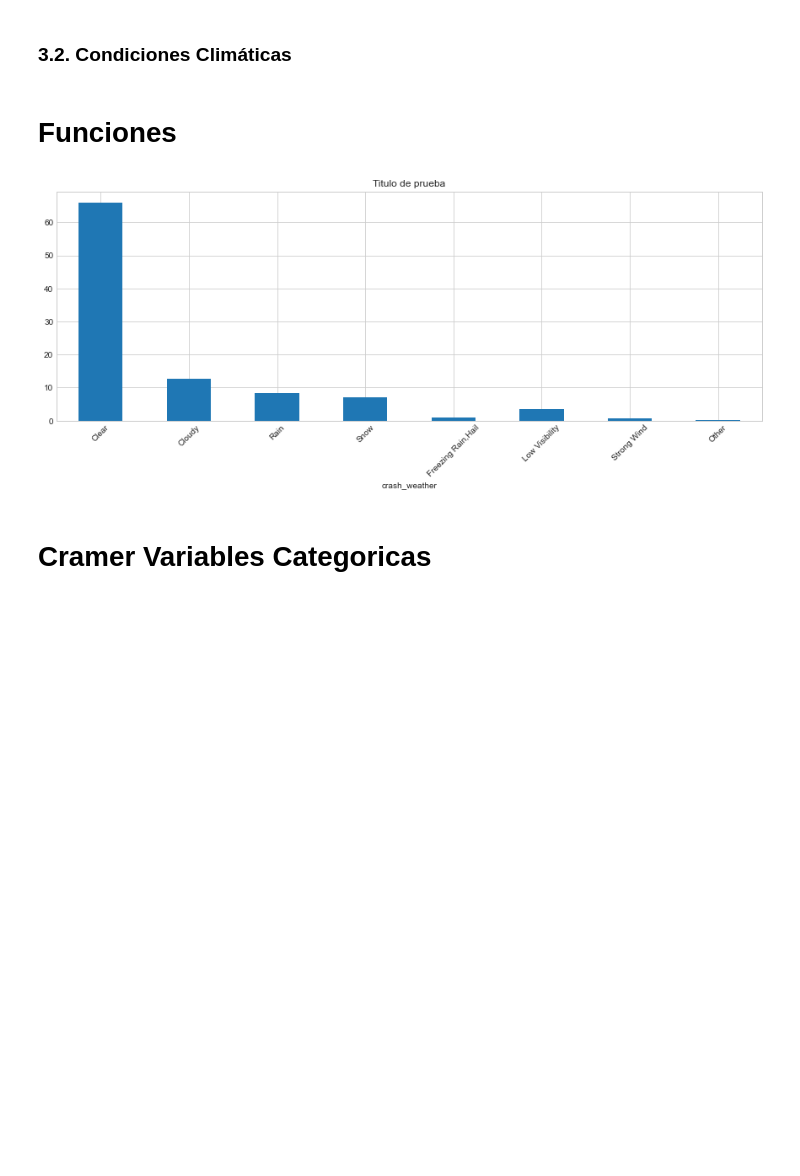
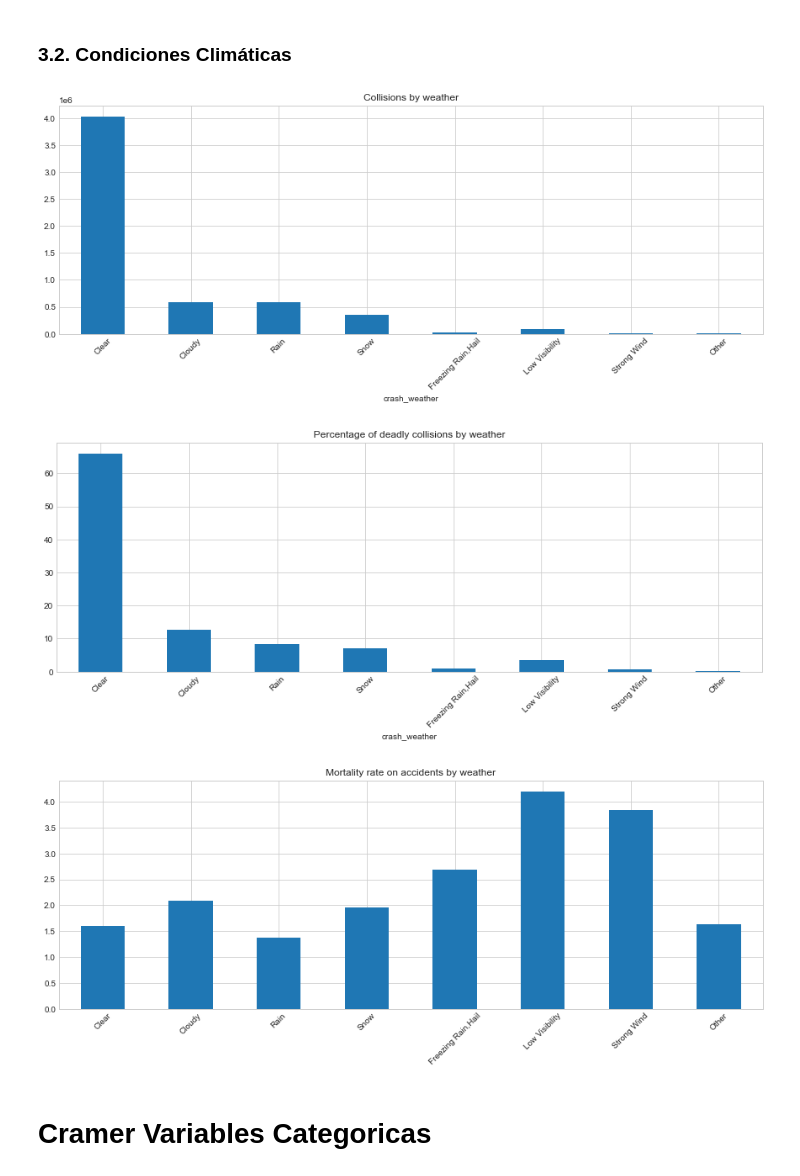
Before and after one commit to AMM53/Accidents-Prediction, a Jupyter notebook: notebooks/DescriptiveAnalysis.ipynb, the cells around one changed output. Drawn from its saved outputs; the diff is of its cells as text; code cells hidden in the pictures; blank space fills up the shorter version.

```diff
--- a/notebooks/DescriptiveAnalysis.ipynb
+++ b/notebooks/DescriptiveAnalysis.ipynb
@@ -400,20 +373,10 @@ plt.xticks(np.arange(0,8),weather_type,rotation=45, size='small' );
-# %% [markdown]
-# Funciones
-# %%
-### Función mortalidad (% / 100 Accidentes)
-
-def mortalidad(columna, tipos, titulo):
-    analysis = df.groupby([columna, "fatality"]).size()
-    serie = list()
-
-    for i in range(0, np.int8(len(analysis)/2)):
-        serie.append(analysis[:,1][i] / (analysis[:,1][i] + (analysis[:,0][i])) * 100)
-
-    analysis = pd.Series(serie, index = range(0, np.int8(len(analysis)/2)))
-    plt.figure(figsize=(15,5))
-    plot = analysis.plot(kind="bar", title = titulo)
-    plot.set_xticklabels(tipos, rotation = 45)
 # %%
 tipos = ['Clear','Cloudy','Rain','Snow','Freezing Rain,Hail',
                 'Low Visibility','Strong Wind','Other']
-mortalidad("crash_weather", tipos, "Titulo de prueba")
+frecuencia("crash_weather", tipos, "Collisions by weather")
+mortalidadtotal("crash_weather", tipos, "Percentage of deadly collisions by weather")
+mortalidad("crash_weather", tipos, "Mortality rate on accidents by weather")
+# %% [output]
+[figure, added]
+[figure, added]
+[figure, added]
@@ -438,7 +383,3 @@ def mortalidadtotal(columna, tipos, titulo):
-# %%
-mortalidadtotal("crash_weather", tipos, ("Titulo de prueba"))
-# %% [output]
-[figure, removed]
 # %% [markdown]
 # Cramer Variables Categoricas
 # %%
```
Also changed, not shown: parts of 17 cells of this notebook, 3 other files.
